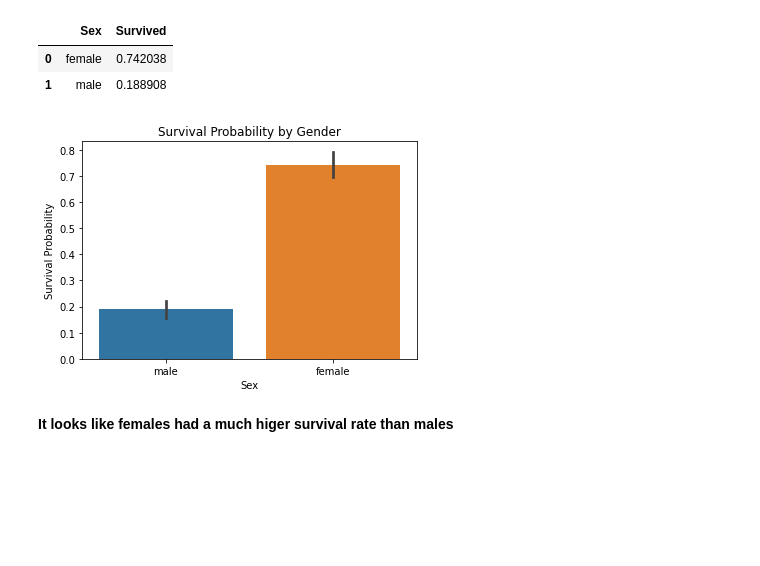
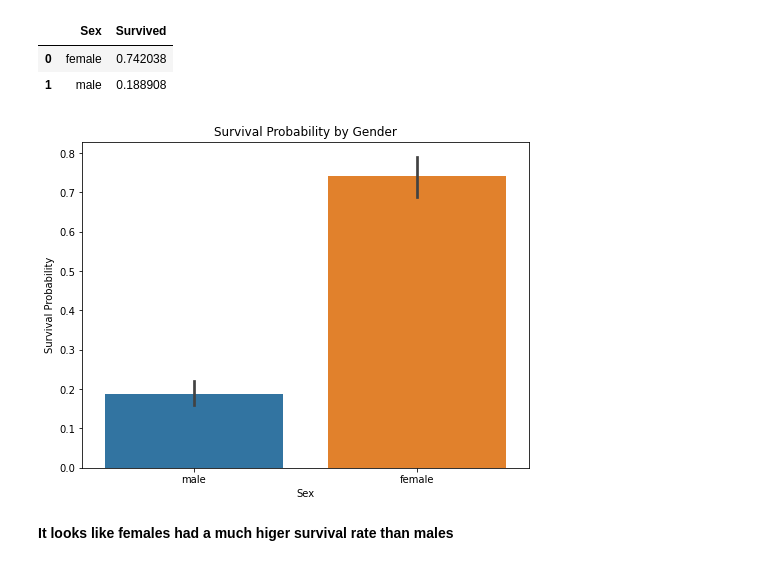
Before and after one commit to dermothethird/Kaggle_Titanic_Comp, a Jupyter notebook: Titanic_Workbook.ipynb, the cells around one changed output. Drawn from its saved outputs; the diff is of its cells as text; code cells hidden in the pictures; blank space fills up the shorter version.

```diff
--- a/Titanic_Workbook.ipynb
+++ b/Titanic_Workbook.ipynb
@@ -176,12 +176,12 @@ train[['Sex', 'Survived']].groupby('Sex', as_index=False).mean().sort_values(by=
 | 1 | male | 0.188908 |
 # %%
 # Create a barplot showing the Survival Probabilities of males and females
+fig, ax = plt.subplots(figsize=(8,6))
 sns.barplot(x='Sex', y='Survived', data=train)
-plt.rcParams["figure.figsize"] = (10,8)
-plt.ylabel('Survival Probability')
-plt.title('Survival Probability by Gender');
+ax.set_ylabel('Survival Probability')
+ax.set_title('Survival Probability by Gender');
 # %% [output]
-[figure, old version]
+[figure, new version]
 # %% [markdown]
 **It looks like females had a much higer survival rate than males**
 # %%
```
Also changed, not shown: parts of 8 cells of this notebook.
